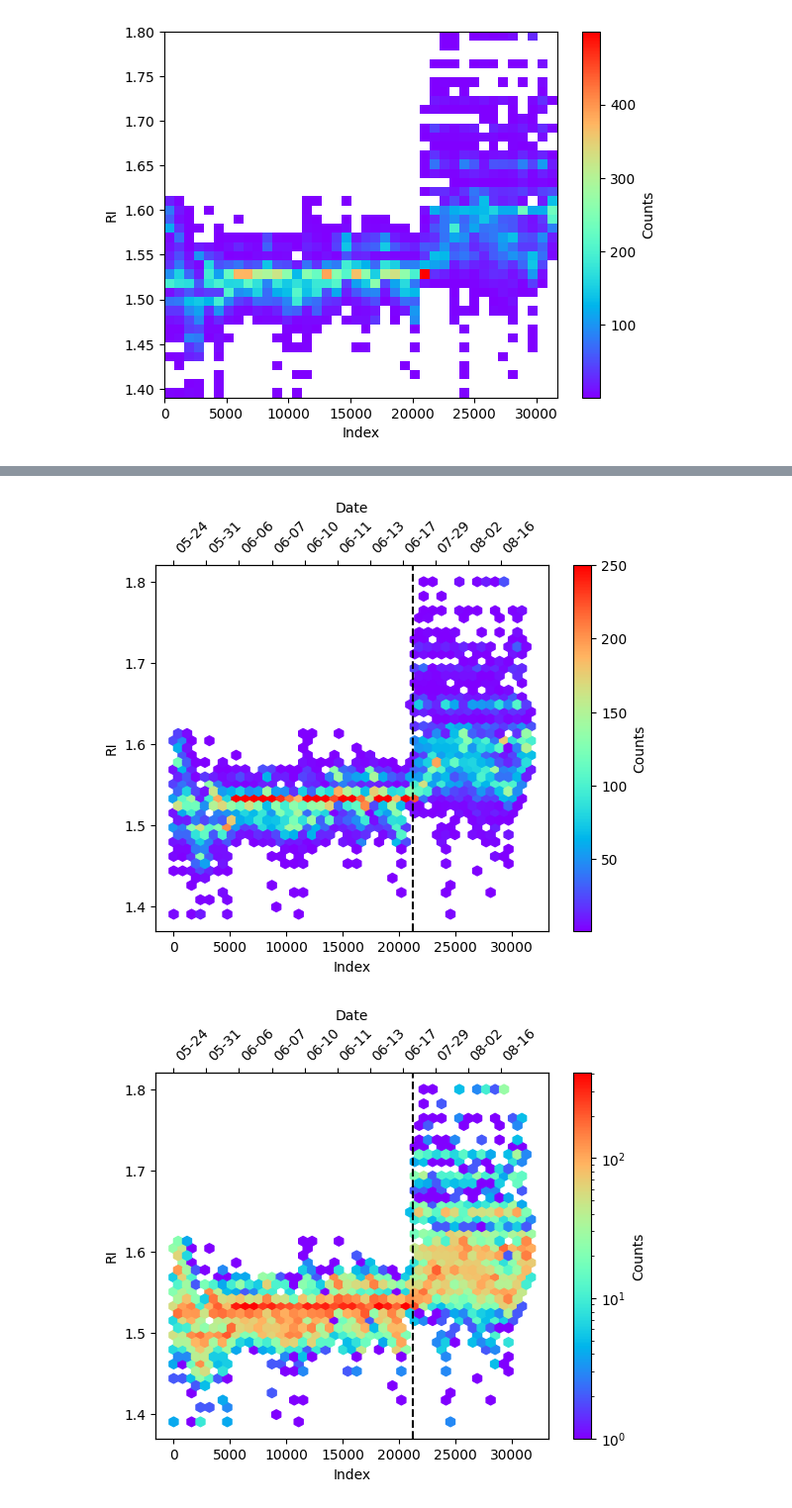
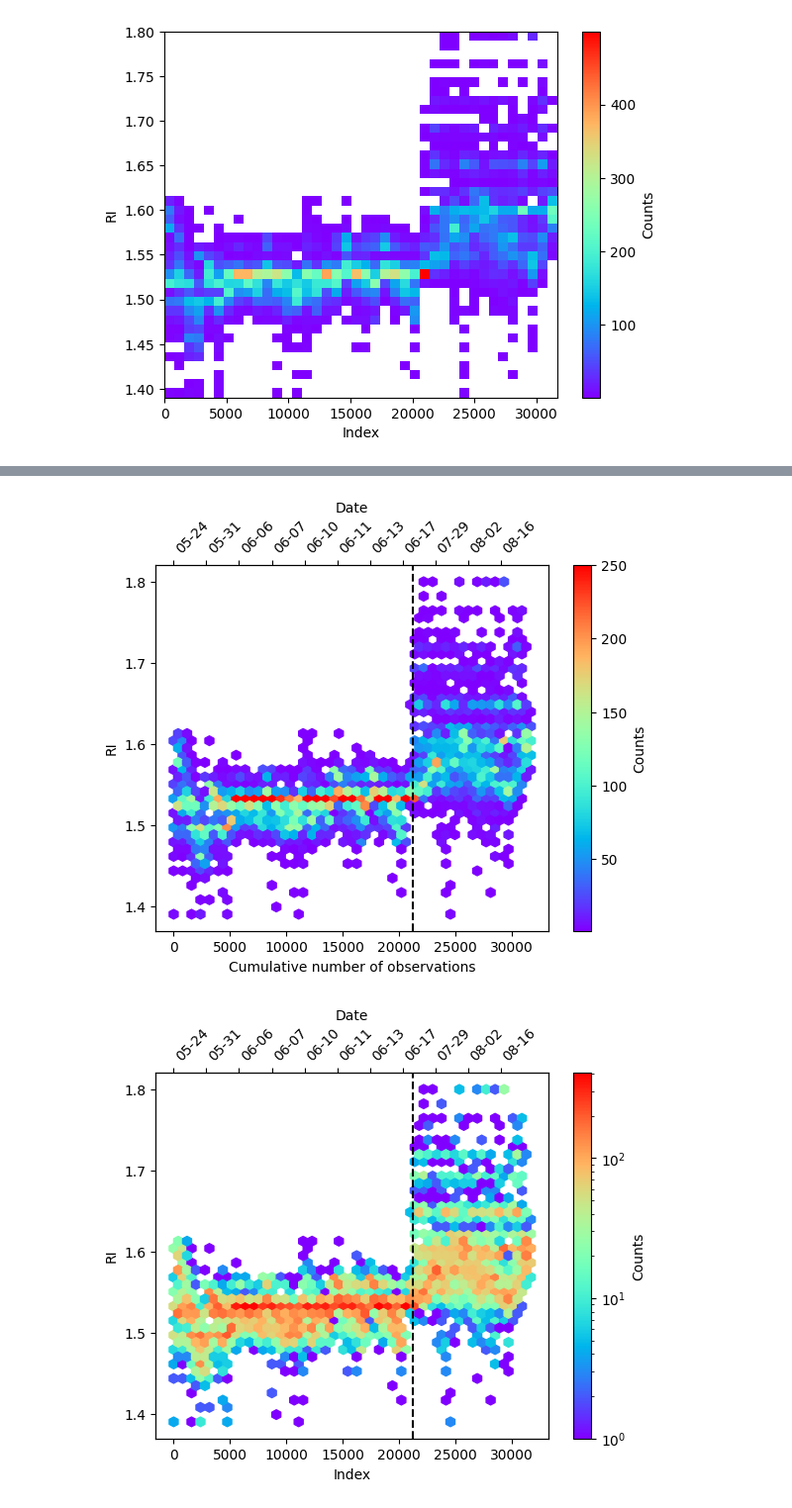
Before and after one commit to csoloff/ARCSIX_DASH_RI, a Jupyter notebook: scripts/02_investigate.ipynb, the cells around one changed output, grey strips where cells are left out. Shown: that part at 99% size. Saved outputs shown, nothing was run; the diff lists cells and outputs as text; code cells hidden in the pictures.

Commit message:
New histogram

```diff
--- a/scripts/02_investigate.ipynb
+++ b/scripts/02_investigate.ipynb
@@ -45,22 +31,22 @@ d_no_na[d['Time_Mid'] > '2024-07-01']
 # %%
 fig, ax = plt.subplots()
 # Create a hexbin plot
 hb = ax.hexbin(ind, d['RI'], gridsize=40, cmap='rainbow', mincnt=1, vmax=250)
-ax.set_xlabel('Index')
+ax.set_xlabel('Cumulative number of observations')
 ax.set_ylabel('RI')
 ax.axvline(21227, c='black', alpha=1, ls='--')
 # Set the positions and labels for the top axis
 index_ticks = np.arange(0, ind[-1], 2900)  # Every 5000 index points
 date_labels = d_no_na['Time_Mid'].iloc[index_ticks].dt.strftime('%m-%d')  # Format dates
 ax2 = ax.twiny()
 ax2.set_xticks(index_ticks)
 ax2.set_xticklabels(date_labels, rotation=45, ha='left')  # Rotate labels for better readability
 ax2.set_xlim(ax.get_xlim())  # Align the top axis limits with the bottom axis
 ax2.set_xlabel('Date')
 plt.colorbar(hb, ax=ax, label='Counts')  # Add a colorbar for density
 plt.savefig('../figures/RI_hexbin.png', dpi=300, bbox_inches='tight')
 # %% [output]
-[figure, old version]
+[figure, new version]
 # %%
 fig, ax = plt.subplots()
 # Create a hexbin plot
```
Also changed, not shown: parts of 6 cells of this notebook.
